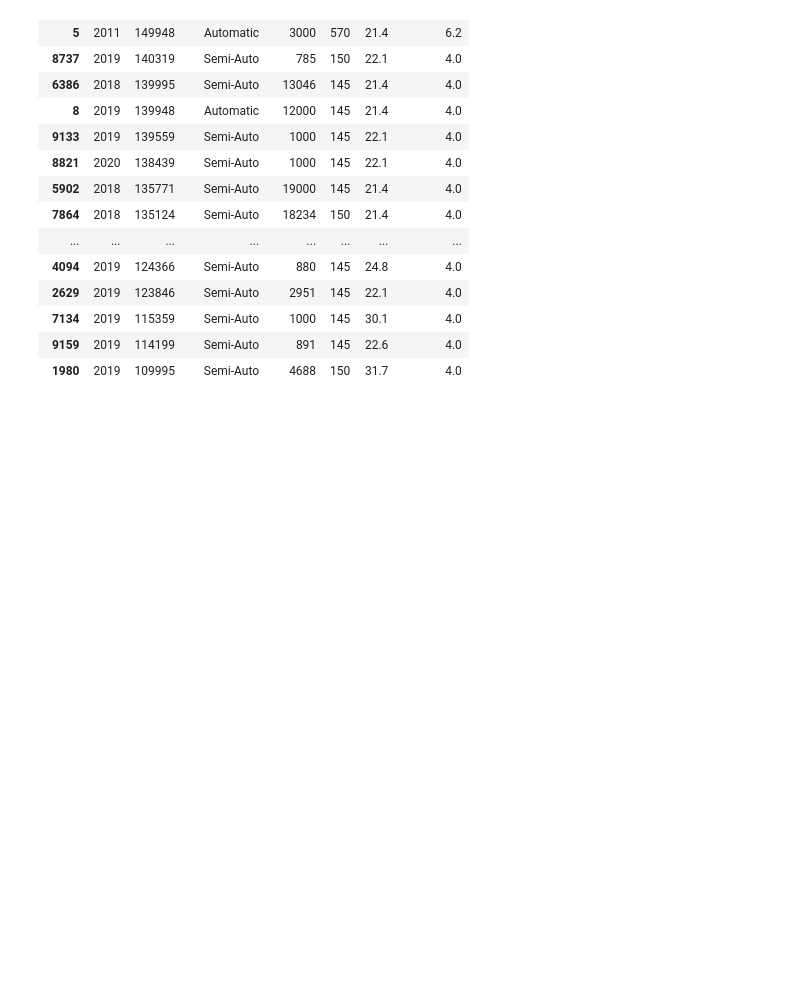
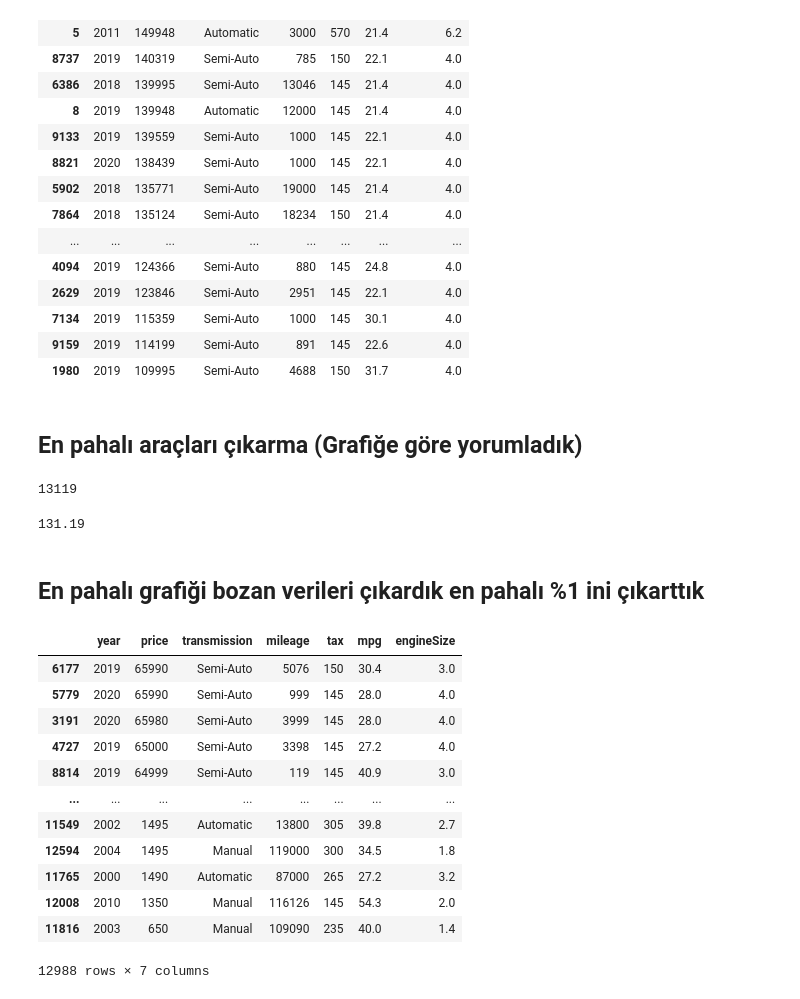
Before and after one commit to cihatsnl34/TenserFlow-ML, a Jupyter notebook: AracFiyatPrediction/CarPricePredict.ipynb, the cells around one changed output. Saved outputs shown, nothing was run; the diff lists cells and outputs as text; code cells hidden in the pictures; blank space fills up the shorter version.

```diff
--- a/AracFiyatPrediction/CarPricePredict.ipynb
+++ b/AracFiyatPrediction/CarPricePredict.ipynb
@@ -121,3 +121,15 @@ df.sort_values("price", ascending = False).head(20)
 | 7134 | 2019 | 115359 | Semi-Auto | 1000 | 145 | 30.1 | 4.0 |
 | 9159 | 2019 | 114199 | Semi-Auto | 891 | 145 | 22.6 | 4.0 |
 | 1980 | 2019 | 109995 | Semi-Auto | 4688 | 150 | 31.7 | 4.0 |
+# %% [markdown]
+## En pahalı araçları çıkarma (Grafiğe göre yorumladık)
+# %%
+len(df)
+# %% [output]
+13119
+# %%
+len(df) * 0.01
+# %% [output]
+131.19
+# %% [markdown]
+## En pahalı grafiği bozan verileri çıkardık en pahalı %1 ini çıkarttık
@@ -123,0 +138,16 @@ df.sort_values("price", ascending = False).head(20)
+# %%
+Ndf
+# %% [output]
+|  | year | price | transmission | mileage | tax | mpg | engineSize |
+| 6177 | 2019 | 65990 | Semi-Auto | 5076 | 150 | 30.4 | 3.0 |
+| 5779 | 2020 | 65990 | Semi-Auto | 999 | 145 | 28.0 | 4.0 |
+| 3191 | 2020 | 65980 | Semi-Auto | 3999 | 145 | 28.0 | 4.0 |
+| 4727 | 2019 | 65000 | Semi-Auto | 3398 | 145 | 27.2 | 4.0 |
+| 8814 | 2019 | 64999 | Semi-Auto | 119 | 145 | 40.9 | 3.0 |
+| ... | ... | ... | ... | ... | ... | ... | ... |
+| 11549 | 2002 | 1495 | Automatic | 13800 | 305 | 39.8 | 2.7 |
+| 12594 | 2004 | 1495 | Manual | 119000 | 300 | 34.5 | 1.8 |
+| 11765 | 2000 | 1490 | Automatic | 87000 | 265 | 27.2 | 3.2 |
+| 12008 | 2010 | 1350 | Manual | 116126 | 145 | 54.3 | 2.0 |
+| 11816 | 2003 | 650 | Manual | 109090 | 235 | 40.0 | 1.4 |
+12988 rows × 7 columns
```
Also changed, not shown: parts of 38 cells of this notebook.
